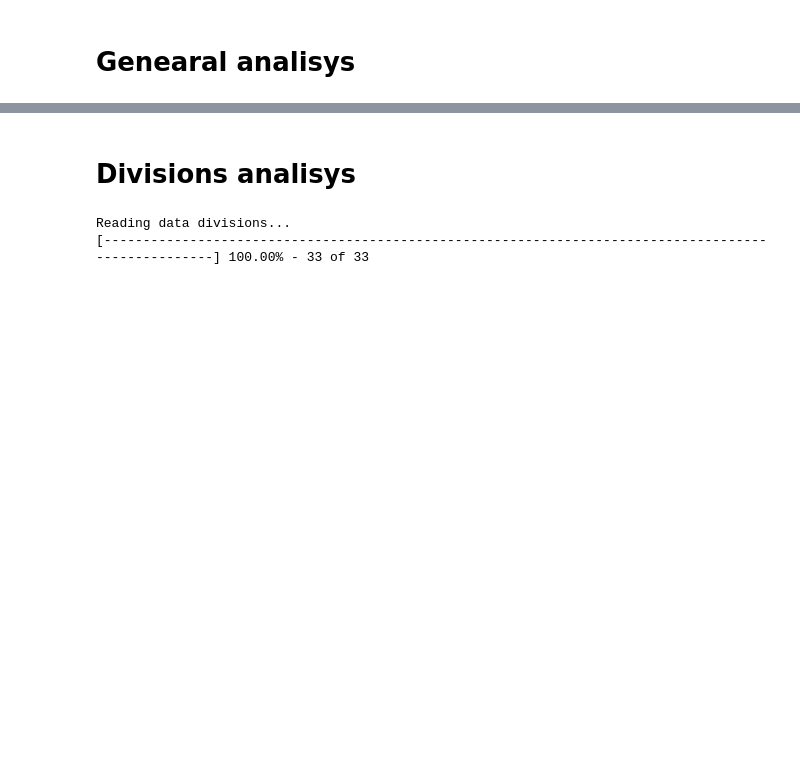
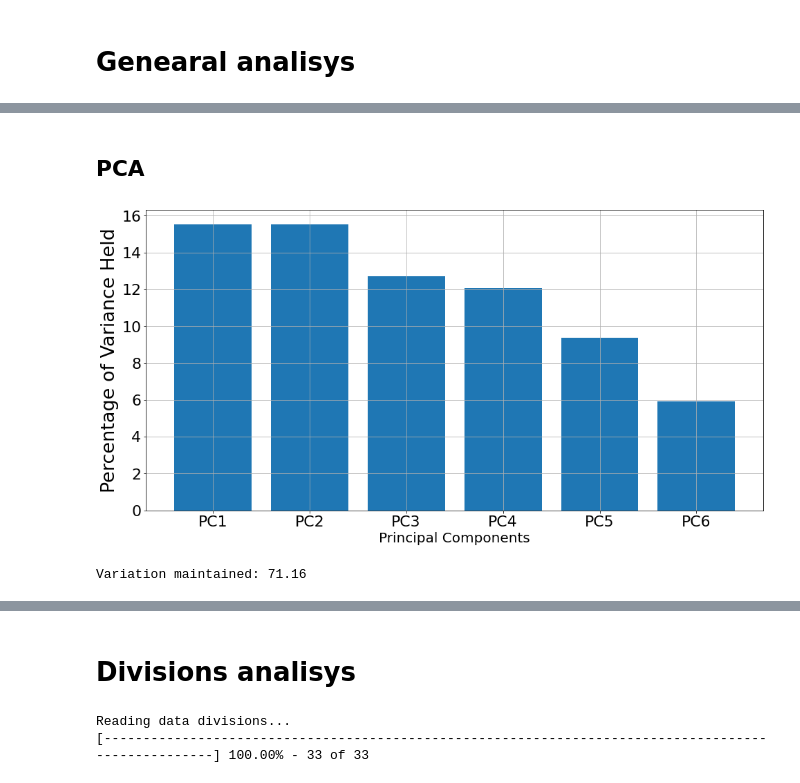
Before and after one commit to Esterci/Learning, a Jupyter notebook: Python/Anomaly_Detection/distribution-analysis/distribution-analyzer.ipynb, the cells around one changed output, grey strips where cells are left out. Cells and saved outputs as stored; diff of their text form; code cells hidden in the pictures; blank space fills up the shorter version.

```diff
--- a/Python/Anomaly_Detection/distribution-analysis/distribution-analyzer.ipynb
+++ b/Python/Anomaly_Detection/distribution-analysis/distribution-analyzer.ipynb
@@ -1247,0 +41,16 @@ plt.colorbar()
+# %%
+### normalizing data
+
+data = np.vstack((background,signal))
+
+scaler = MinMaxScaler()
+
+scaler.fit(data)
+
+data = scaler.transform(data)
+
+background = data[:len(background)]
+
+signal = data[len(background):]
+
+# standardazing data
@@ -1247,0 +243,39 @@ plt.colorbar()
+# %% [markdown]
+## PCA
+# %%
+### Calculate PCA variance
+
+N_PCs = 6
+
+# standardizing
+
+scaler = StandardScaler().fit(data)
+features_padronizadas = scaler.transform(data)
+
+# fitting model
+
+pca= PCA(n_components = N_PCs)
+pca.fit(features_padronizadas)
+
+# maintained variance calculation
+
+variancia_percentual_pca = np.round(pca.explained_variance_ratio_ * 100, decimals = 2)
+
+# Now change to PCA Figures directory
+
+fig = plt.figure(figsize=[16,8])
+ax = fig.subplots(1,1)
+ax.bar(x=['PC' + str(x) for x in range(1,(N_PCs+1))],height=variancia_percentual_pca[0:N_PCs])
+
+ax.set_ylabel('Percentage of Variance Held',fontsize=27)
+ax.set_xlabel('Principal Components',fontsize=20)
+ax.tick_params(axis='x', labelsize=22)
+ax.tick_params(axis='y', labelsize=22)
+ax.grid()
+plt.show()
+
+print('Variation maintained: %.2f' % variancia_percentual_pca.sum())
+print('                  ')
+# %% [output]
+[figure, added]
+Variation maintained: 71.16
```
Also changed, not shown: parts of 49 cells of this notebook, 18 other files.
